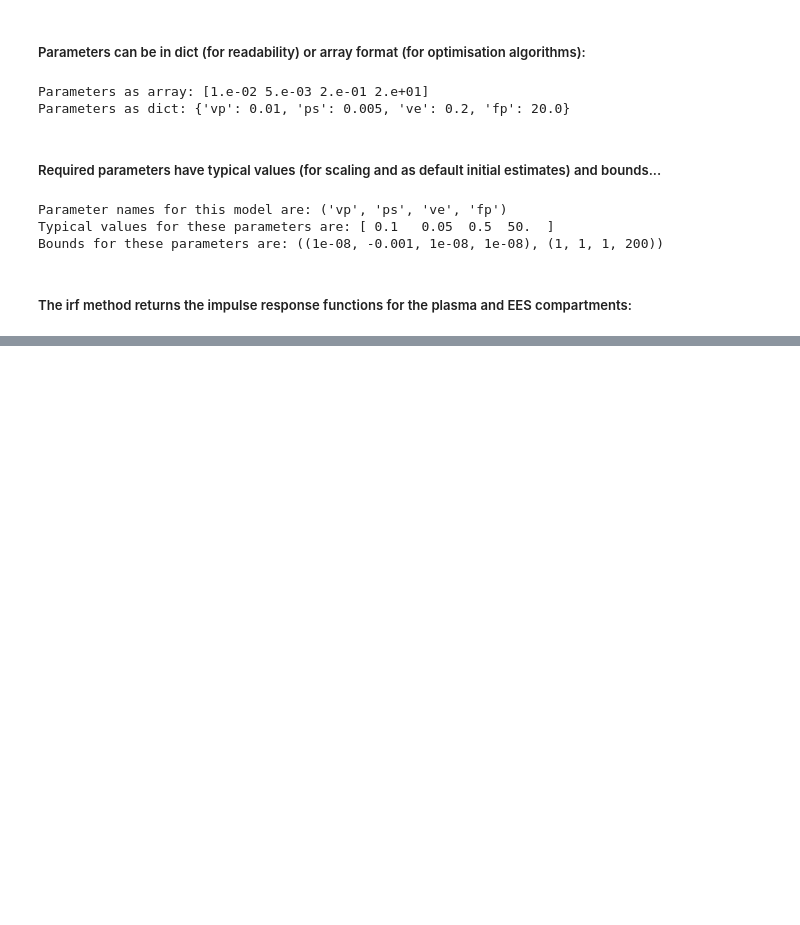
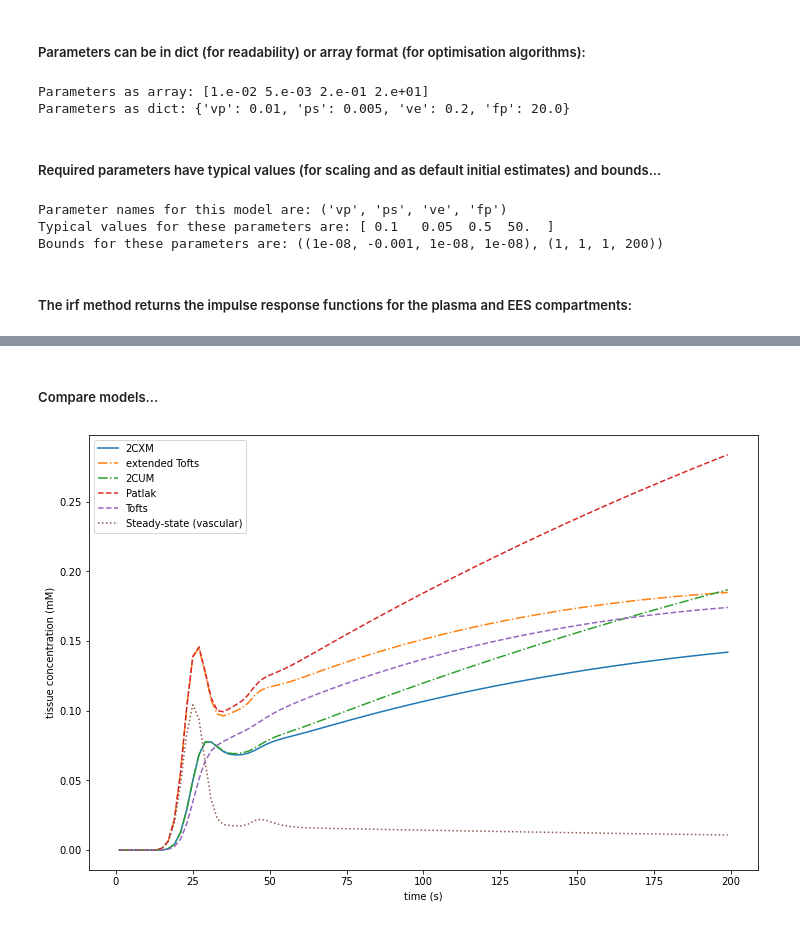
Before and after one commit to OSIPI/DCE-DSC-MRI_CodeCollection, a Jupyter notebook: src/original/MJT_UoEdinburghUK/demo/demo_pk_models.ipynb, the cells around one changed output, grey strips where cells are left out. Cells and saved outputs as stored; diff of their text form; code cells hidden in the pictures; blank space fills up the shorter version.

```diff
--- a/src/original/MJT_UoEdinburghUK/demo/demo_pk_models.ipynb
+++ b/src/original/MJT_UoEdinburghUK/demo/demo_pk_models.ipynb
@@ -76,0 +77,32 @@ plt.ylabel('IRF (/s)');
+# %% [markdown]
+##### Compare models...
+# %%
+pk_model_tcxm = pk_models.tcxm(t, aif, upsample_factor=1000, fixed_delay=0)
+pk_model_etofts = pk_models.extended_tofts(t, aif, upsample_factor=1000, fixed_delay=0)
+pk_model_tcum = pk_models.tcum(t, aif, upsample_factor=1000, fixed_delay=0)
+pk_model_patlak = pk_models.patlak(t, aif, upsample_factor=1000, fixed_delay=0)
+pk_model_tofts = pk_models.tofts(t, aif, upsample_factor=1000, fixed_delay=0)
+pk_model_steady_state = pk_models.steady_state_vp(t, aif, upsample_factor=1000, fixed_delay=0)
+
+pk_pars = {'vp': 0.01, 'ps': 5e-2, 've': 0.2, 'fp': 10, 'ktrans': 5e-2}
+#pk_pars = {'vp': 0.0001, 'ps': 5e-2, 've': 0.5, 'fp': 1000, 'ktrans': 5e-2}
+
+C_t_tcxm, _C_cp, _C_e = pk_model_tcxm.conc(**pk_pars)
+C_t_etofts, _C_cp, _C_e = pk_model_etofts.conc(**pk_pars)
+C_t_tcum, _C_cp, _C_e = pk_model_tcum.conc(**pk_pars)
+C_t_patlak, _C_cp, _C_e = pk_model_patlak.conc(**pk_pars)
+C_t_tofts, _C_cp, _C_e = pk_model_tofts.conc(**pk_pars)
+C_t_steady_state, _C_cp, _C_e = pk_model_steady_state.conc(**pk_pars)
+
+plt.figure(0, figsize=(12,8))
+plt.plot(t, C_t_tcxm, '-', label='2CXM')
+plt.plot(t, C_t_etofts, '-.', label='extended Tofts')
+plt.plot(t, C_t_tcum, '-.', label='2CUM')
+plt.plot(t, C_t_patlak, '--', label='Patlak')
+plt.plot(t, C_t_tofts, '--', label='Tofts')
+plt.plot(t, C_t_steady_state, ':', label='Steady-state (vascular)')
+plt.legend()
+plt.xlabel('time (s)')
+plt.ylabel('tissue concentration (mM)');
+# %% [output]
+[figure, added]
```
Also changed, not shown: parts of 2 cells of this notebook, 6 other files.
